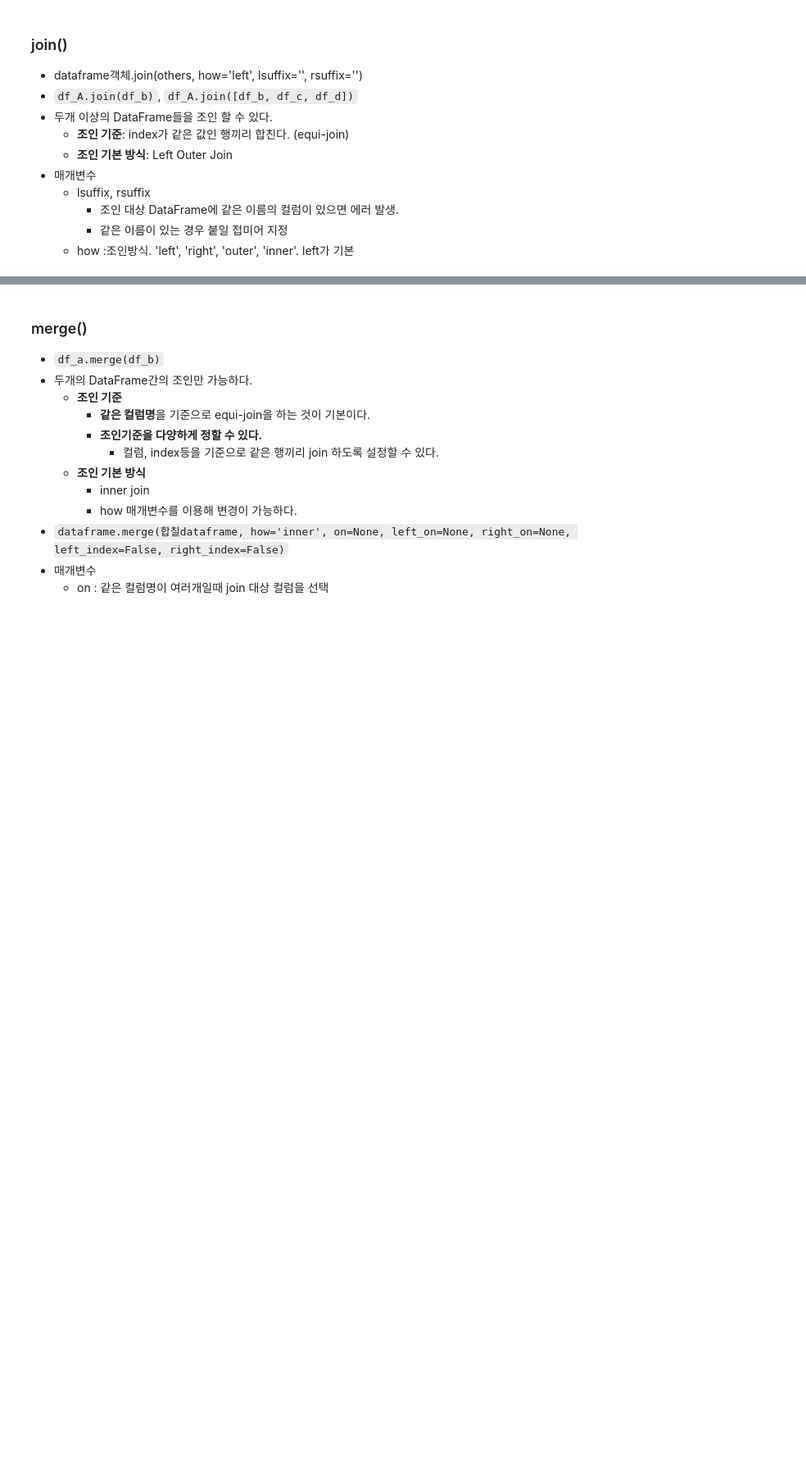
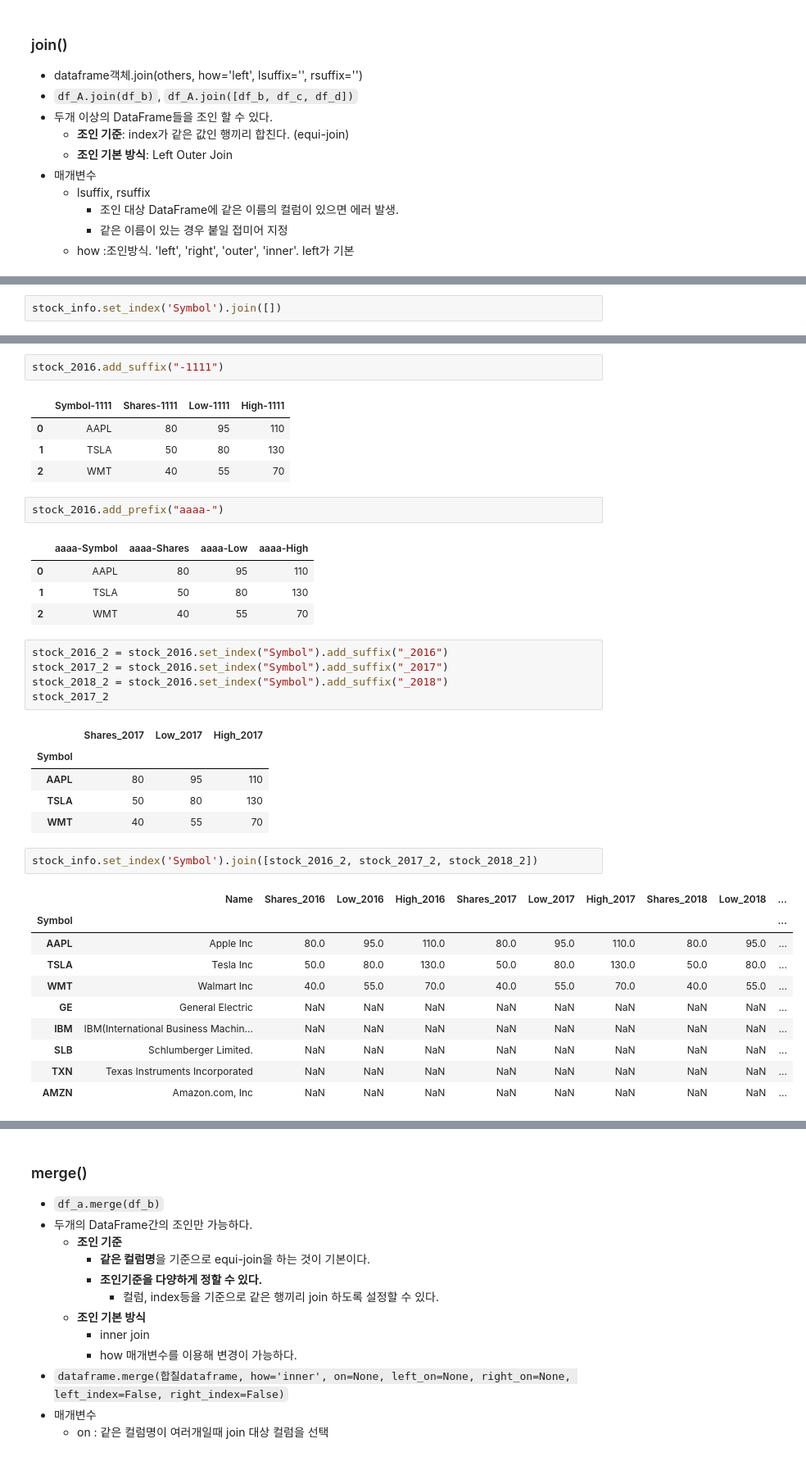
Before and after one commit to Hyunzuny/classes, a Jupyter notebook: 04.Pandas/04_Pandas_DataFrame_합치기.ipynb, the cells around one changed output, grey strips where cells are left out. Shown: that part at 82% size. Drawn from its saved outputs; the diff is of its cells as text; blank space fills up the shorter version.

```diff
--- a/04.Pandas/04_Pandas_DataFrame_합치기.ipynb
+++ b/04.Pandas/04_Pandas_DataFrame_합치기.ipynb
@@ -65,0 +299,2 @@
+# %%
+stock_info.set_index('Symbol').join([])
@@ -65,0 +312,38 @@
+# %%
+stock_2016.add_suffix("-1111")
+# %% [output]
+|  | Symbol-1111 | Shares-1111 | Low-1111 | High-1111 |
+| 0 | AAPL | 80 | 95 | 110 |
+| 1 | TSLA | 50 | 80 | 130 |
+| 2 | WMT | 40 | 55 | 70 |
+# %%
+stock_2016.add_prefix("aaaa-")
+# %% [output]
+|  | aaaa-Symbol | aaaa-Shares | aaaa-Low | aaaa-High |
+| 0 | AAPL | 80 | 95 | 110 |
+| 1 | TSLA | 50 | 80 | 130 |
+| 2 | WMT | 40 | 55 | 70 |
+# %%
+stock_2016_2 = stock_2016.set_index("Symbol").add_suffix("_2016")
+stock_2017_2 = stock_2016.set_index("Symbol").add_suffix("_2017")
+stock_2018_2 = stock_2016.set_index("Symbol").add_suffix("_2018")
+stock_2017_2
+# %% [output]
+|  | Shares_2017 | Low_2017 | High_2017 |
+| Symbol |  |  |  |
+| AAPL | 80 | 95 | 110 |
+| TSLA | 50 | 80 | 130 |
+| WMT | 40 | 55 | 70 |
+# %%
+stock_info.set_index('Symbol').join([stock_2016_2, stock_2017_2, stock_2018_2])
+# %% [output]
+|  | Name | Shares_2016 | Low_2016 | High_2016 | Shares_2017 | Low_2017 | High_2017 | Shares_2018 | Low_2018 | ... |
+| Symbol |  |  |  |  |  |  |  |  |  | ... |
+| AAPL | Apple Inc | 80.0 | 95.0 | 110.0 | 80.0 | 95.0 | 110.0 | 80.0 | 95.0 | ... |
+| TSLA | Tesla Inc | 50.0 | 80.0 | 130.0 | 50.0 | 80.0 | 130.0 | 50.0 | 80.0 | ... |
+| WMT | Walmart Inc | 40.0 | 55.0 | 70.0 | 40.0 | 55.0 | 70.0 | 40.0 | 55.0 | ... |
+| GE | General Electric | NaN | NaN | NaN | NaN | NaN | NaN | NaN | NaN | ... |
+| IBM | IBM(International Business Machin... | NaN | NaN | NaN | NaN | NaN | NaN | NaN | NaN | ... |
+| SLB | Schlumberger Limited. | NaN | NaN | NaN | NaN | NaN | NaN | NaN | NaN | ... |
+| TXN | Texas Instruments Incorporated | NaN | NaN | NaN | NaN | NaN | NaN | NaN | NaN | ... |
+| AMZN | Amazon.com, Inc | NaN | NaN | NaN | NaN | NaN | NaN | NaN | NaN | ... |
```
Also changed, not shown: parts of 69 cells of this notebook, 20 other files.
